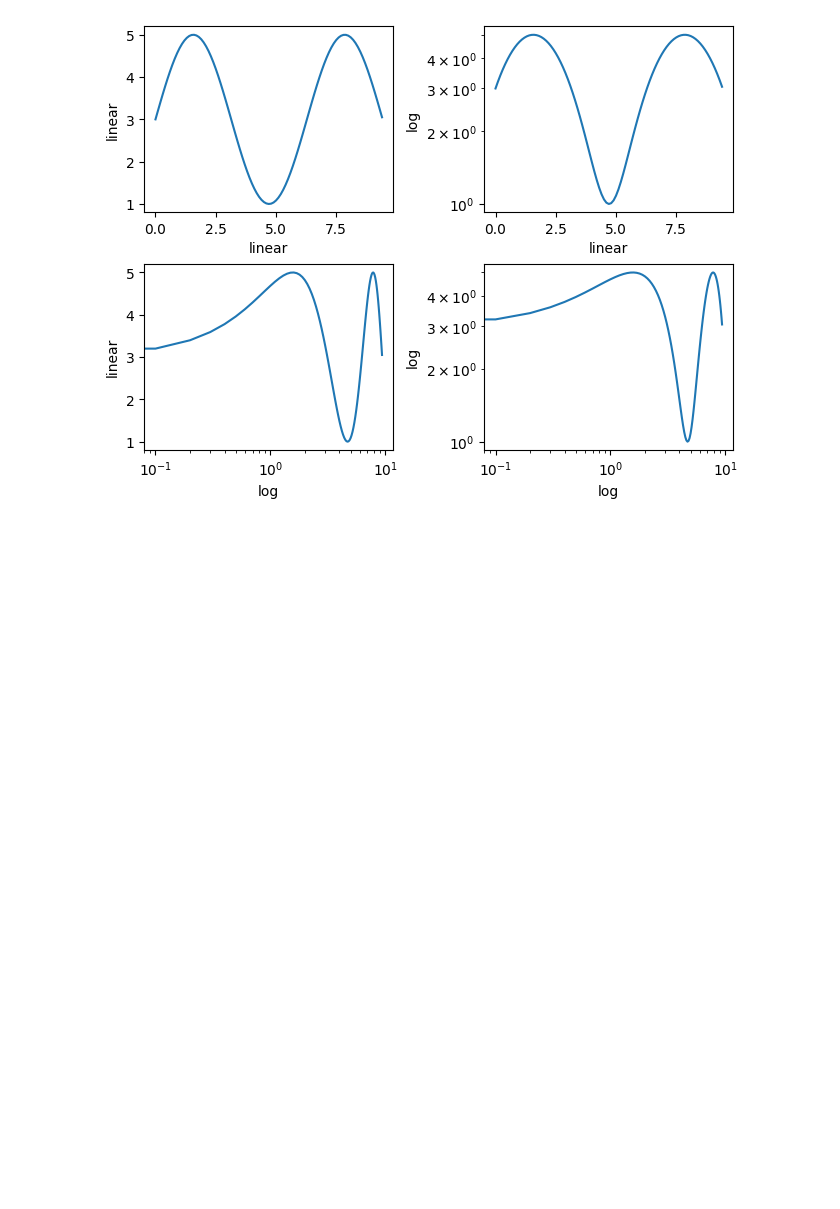
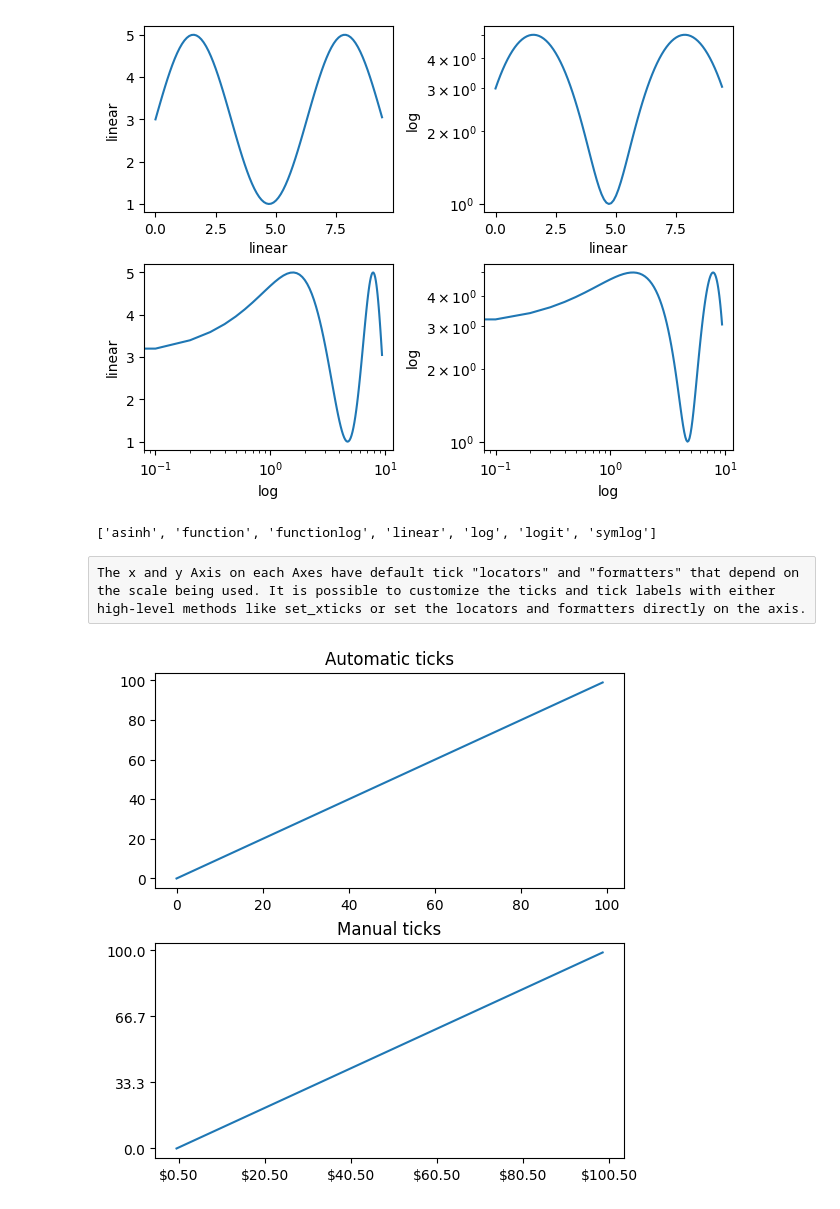
Before and after one commit to manasesmutembei11/ML, a Jupyter notebook: matplotlib/matplotlib_axes&subplots.ipynb, the cells around one changed output. Saved outputs shown, nothing was run; the diff lists cells and outputs as text; code cells hidden in the pictures; blank space fills up the shorter version.

Commit message:
Matplotlib Axes and Subplots (Axis ticks)

```diff
--- a/matplotlib/matplotlib_axes&subplots.ipynb
+++ b/matplotlib/matplotlib_axes&subplots.ipynb
@@ -465,3 +465,29 @@ ax.set_ylabel('log')
 # %% [output]
 Text(0, 0.5, 'log')
 [figure]
+# %%
+#other scales
+print(mscale.get_scale_names())
+# %% [output]
+['asinh', 'function', 'functionlog', 'linear', 'log', 'logit', 'symlog']
+# %% [raw]
+The x and y Axis on each Axes have default tick "locators" and "formatters" that depend on the scale being used. It is possible to customize the ticks and tick labels with either high-level methods like set_xticks or set the locators and formatters directly on the axis.
+# %%
+
+import matplotlib.ticker as ticker
+
+
+fig, axs = plt.subplots(2, 1, figsize=(5.4, 5.4), layout='constrained')
+x = np.arange(100)
+for nn, ax in enumerate(axs):
+    ax.plot(x, x)
+    if nn == 1:
+        ax.set_title('Manual ticks')
+        ax.set_yticks(np.arange(0, 100.1, 100/3))
+        xticks = np.arange(0.50, 101, 20)
+        xlabels = [f'\\${x:1.2f}' for x in xticks]
+        ax.set_xticks(xticks, labels=xlabels)
+    else:
+        ax.set_title('Automatic ticks')
+# %% [output]
+[figure, added]
```
Also changed, not shown: parts of 1 cell of this notebook.
